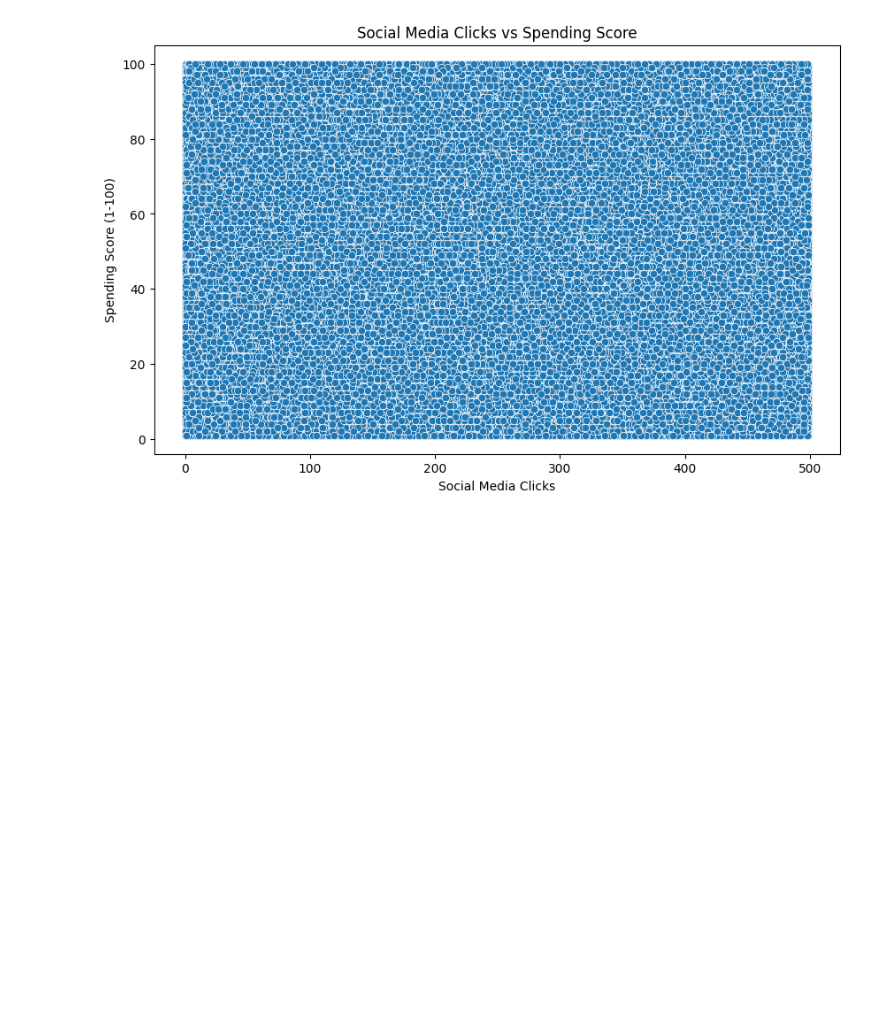
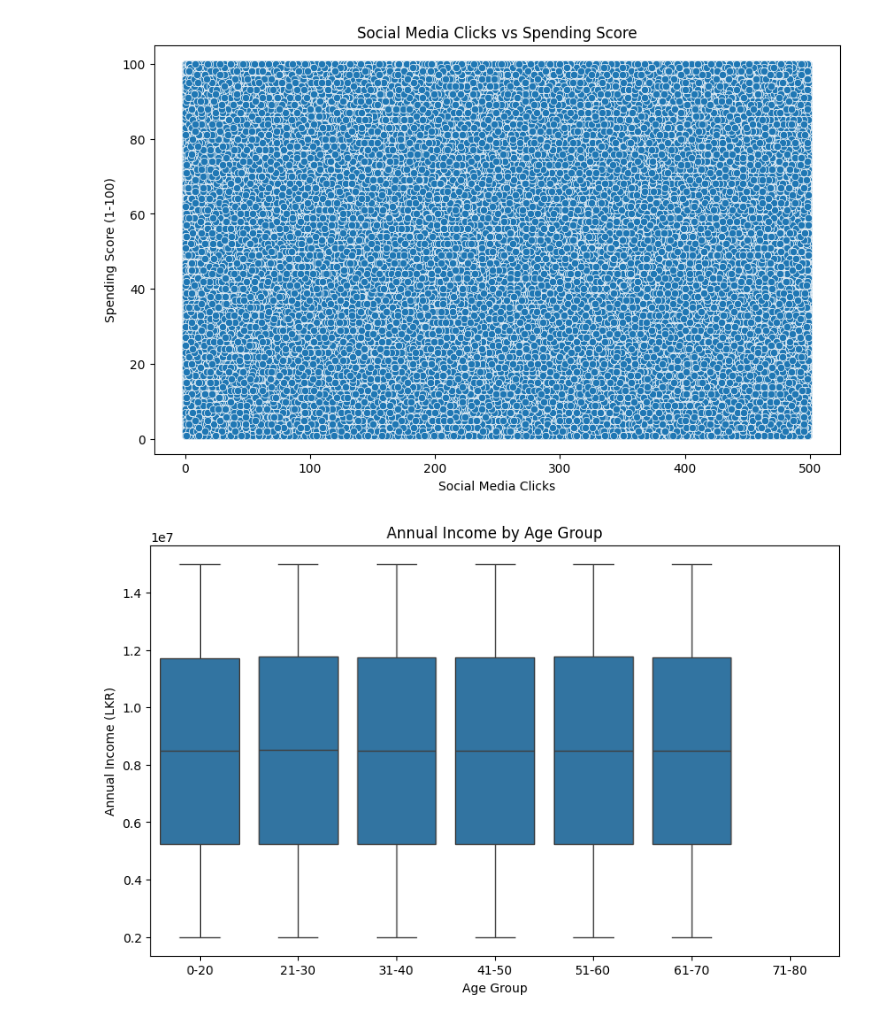
Before and after one commit to BinukiMihara/digital-social-media-marketing-analysis, a Jupyter notebook: Digital Social Media Marketing Assignment.ipynb, the cells around one changed output. Saved outputs shown, nothing was run; the diff lists cells and outputs as text; code cells hidden in the pictures; blank space fills up the shorter version.

Commit message:
Visualize Box plot of Annual Income by Age Group

```diff
--- a/Digital Social Media Marketing Assignment.ipynb
+++ b/Digital Social Media Marketing Assignment.ipynb
@@ -211,3 +211,13 @@ plt.ylabel('Spending Score (1-100)')
 plt.show()
 # %% [output]
 [figure]
+# %%
+#Box plot of Annual Income by Age Group
+plt.figure(figsize=(10, 6))
+sns.boxplot(x='Age Group', y='Annual Income (LKR)', data=df)
+plt.title('Annual Income by Age Group')
+plt.xlabel('Age Group')
+plt.ylabel('Annual Income (LKR)')
+plt.show()
+# %% [output]
+[figure, added]
```
